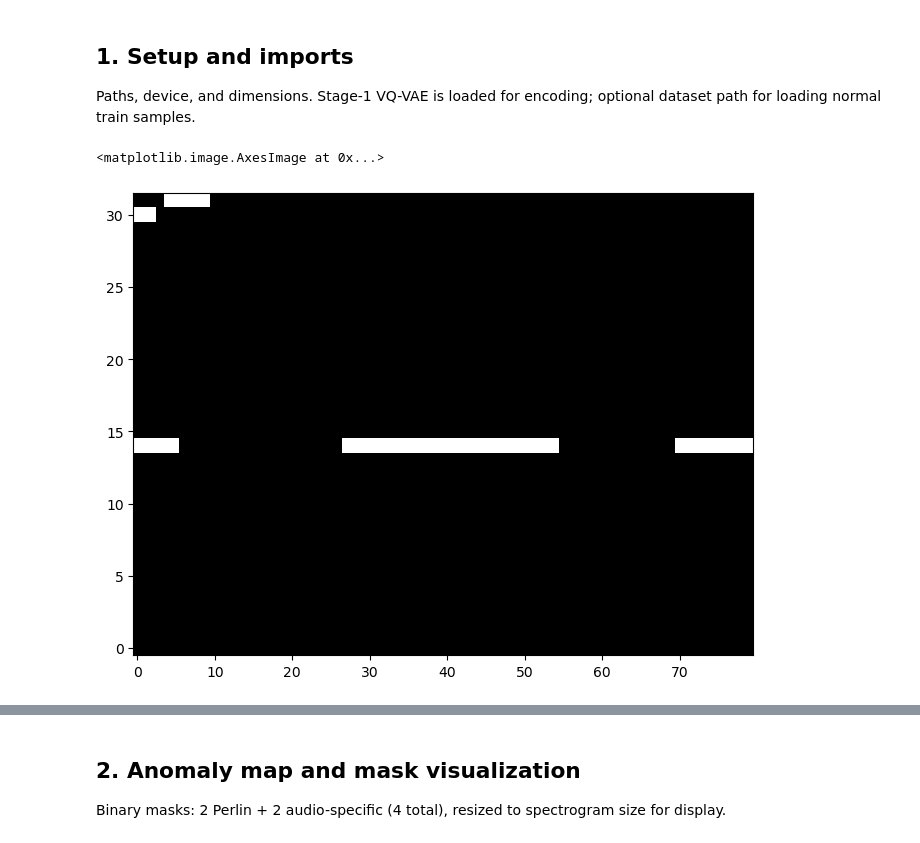
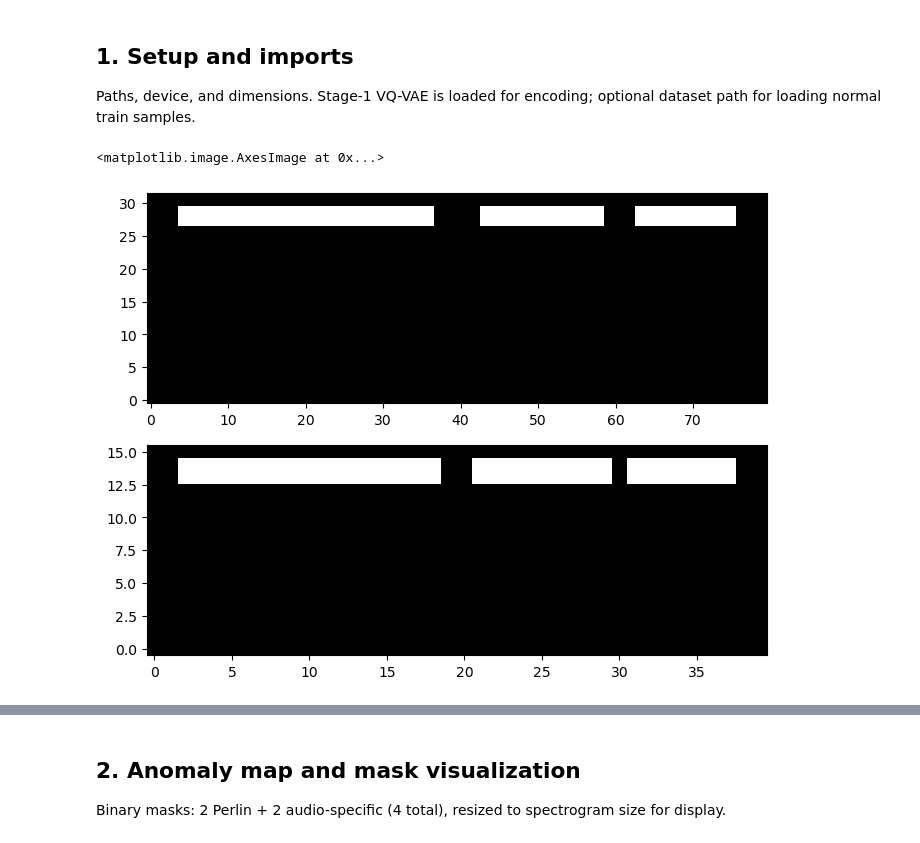
Before and after one commit to raidantimosquitos/semcom-sDSR, a Jupyter notebook: notebooks/anomaly_mask_analysis.ipynb, the cells around one changed output, grey strips where cells are left out. Saved outputs shown, nothing was run; the diff lists cells and outputs as text; code cells hidden in the pictures.

Commit message:
new anomaly masks

```diff
--- a/notebooks/anomaly_mask_analysis.ipynb
+++ b/notebooks/anomaly_mask_analysis.ipynb
@@ -30,30 +30,35 @@ n_mels = 128
 T = 320
 spectrogram_shape = (n_mels, T)
 # Bottom latent shape (encoder: 4x freq, 4x time downsampling)
-q_bot_shape = (n_mels // 4, T // 4)
-q_top_shape = (n_mels // 8, T // 8)
+q_fine_shape = (n_mels // 4, T // 4)
+q_coarse_shape = (n_mels // 8, T // 8)
 
 # Optional: path to DCASE2020 Task 2 dev dataset for loading normal train samples
 DATA_PATH = "/mnt/ssd/LaCie/dcase2020_task2/dcase2020-task2-dev-dataset"
 # %%
 from src.utils.anomalies import AnomalyMapGenerator
+from src.models.sDSR.anomaly_generation import project_spec_mask_to_latent_binary
 
-mixed_strategy = AnomalyMapGenerator(
-    strategy="mix",
+audio_spec_strategy= AnomalyMapGenerator(
+    strategy="audio_specific",
     spectrogram_shape=spectrogram_shape,
-    q_shape=q_bot_shape,
     n_mels=n_mels,
     T=T,
 )
 
-M_mixed = mixed_strategy._generate_one('cpu')
+mask = audio_spec_strategy._generate_one('cpu')
 
-fig, axes = plt.subplots(1, 1, figsize=(8, 6))
 
-axes.imshow(M_mixed[0, 0].cpu().numpy(), aspect="auto", cmap="gray", origin="lower")
+M_f =project_spec_mask_to_latent_binary(mask, q_fine_shape[0], q_fine_shape[1])
+M_c = project_spec_mask_to_latent_binary(mask, q_coarse_shape[0], q_coarse_shape[1])
+
+fig, axes = plt.subplots(2, 1, figsize=(8, 6))
+
+axes[0].imshow(M_f[0, 0].cpu().numpy(), aspect="auto", cmap="gray", origin="lower")
+axes[1].imshow(M_c[0, 0].cpu().numpy(), aspect="auto", cmap="gray", origin="lower")
 # %% [output]
 <matplotlib.image.AxesImage at 0x...>
-[figure, old version]
+[figure, new version]
 # %%
 M_specific = machine_strategy(1, "cpu").to(DEVICE)
 fig, axes = plt.subplots(1, 1, figsize=(8, 6))
```
Also changed, not shown: parts of 3 cells of this notebook, 2 other files.
